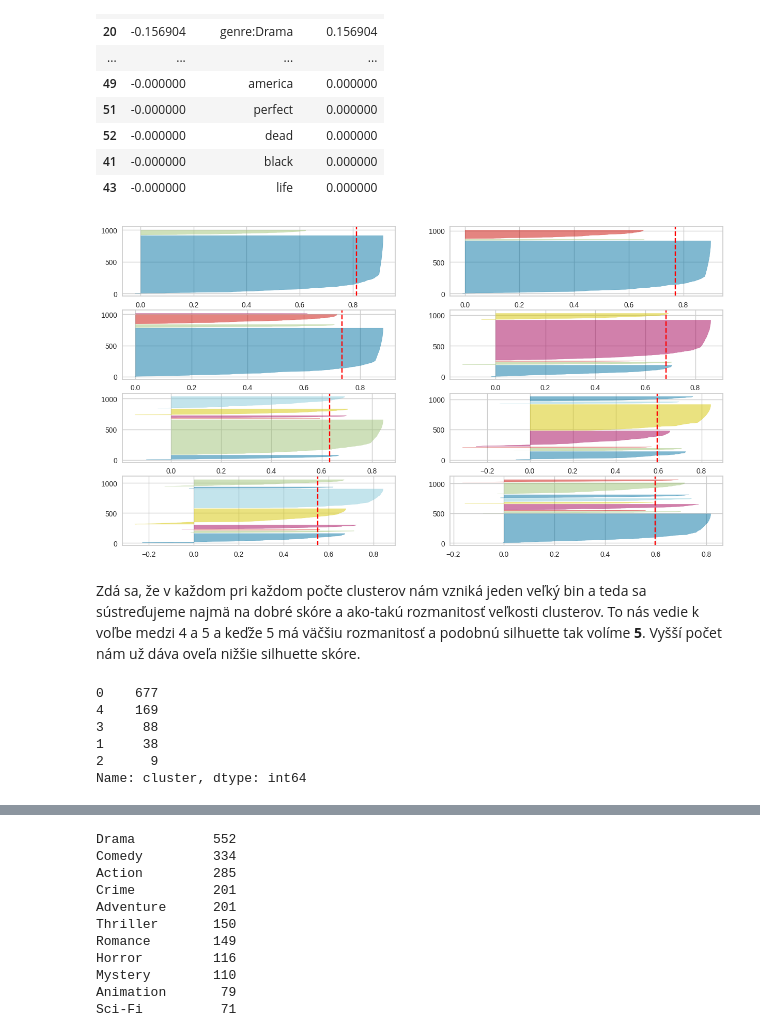
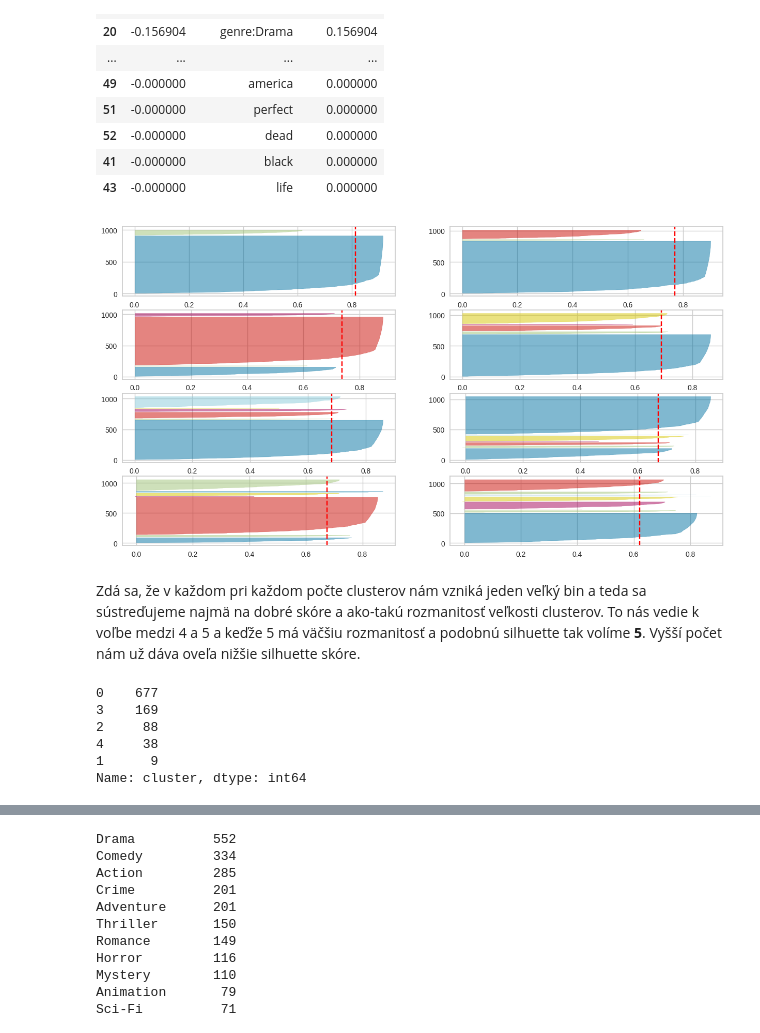
Before and after one commit to AdrianPauer/PRIDAV, a Jupyter notebook: PauerVersion.ipynb, the cells around one changed output, grey strips where cells are left out. Cells and saved outputs as stored; diff of their text form; code cells hidden in the pictures.

```diff
--- a/PauerVersion.ipynb
+++ b/PauerVersion.ipynb
@@ -680,26 +668,26 @@ Top_38_features
 | 43 | -0.000000 | life | 0.000000 |
 # %%
 from sklearn.cluster import KMeans
-from sklearn.cluster import MiniBatchKMeans
 from yellowbrick.cluster import SilhouetteVisualizer
+
 Xpca=pca.transform(to_PCA)
 
 fig, ax = plt.subplots(4, 2, figsize=(15,8))
 for i in range(2,10):
     '''
     Create KMeans instance for different number of clusters
     '''
-    km = MiniBatchKMeans(n_clusters=i, init='k-means++',max_iter=500,n_init=1000,init_size=1000,batch_size=1000,
+    km = KMeans(n_clusters=i, init='k-means++',max_iter=1000,
                   verbose=False)
     q, mod = divmod(i, 2)
     '''
     Create SilhouetteVisualizer instance with KMeans instance
     Fit the visualizer
     '''
     visualizer = SilhouetteVisualizer(km, colors='yellowbrick', ax=ax[q-1][mod])
     visualizer.fit(Xpca)
 # %% [output]
-[figure, old version]
+[figure, new version]
 # %% [markdown]
 Zdá sa, že v každom pri každom počte clusterov nám vzniká jeden veľký bin a teda sa sústreďujeme najmä na dobré skóre a ako-takú rozmanitosť veľkosti clusterov. To nás vedie k voľbe medzi 4 a 5 a keďže 5 má väčšiu rozmanitosť a podobnú silhuette tak volíme **5**. Vyšší počet nám už dáva oveľa nižšie silhuette skóre.
 # %%
@@ -715,18 +703,17 @@ kmeanlabels=km.labels_
 kmeanclusters = km.predict(Xpca)
 kmeandistances = km.transform(Xpca)
 # %%
+film_cluster = { 'tconst': list(df_new['tconst']),'cluster': km.labels_}
 
-films_kmeans = { 'title': list(df_new['tconst']), 'rank': np.arange(0,len(df_new),1),'cluster': kmeanlabels}
+frame_kmeans = pd.DataFrame(film_cluster, index = [km.labels_] , columns = ['tconst', 'cluster'])
 
-frame_kmeans = pd.DataFrame(films_kmeans, index = [kmeanlabels] , columns = ['rank', 'title', 'cluster'])
-
-frame_kmeans['cluster'].value_counts() #number of films per cluster (clusters from 0 to 4)
+frame_kmeans['cluster'].value_counts() #number of films per cluster
 # %% [output]
 0    677
-4    169
-3     88
-1     38
-2      9
+3    169
+2     88
+4     38
+1      9
 Name: cluster, dtype: int64
 # %%
 frame_kmeans
```
Also changed, not shown: parts of 26 cells of this notebook.
